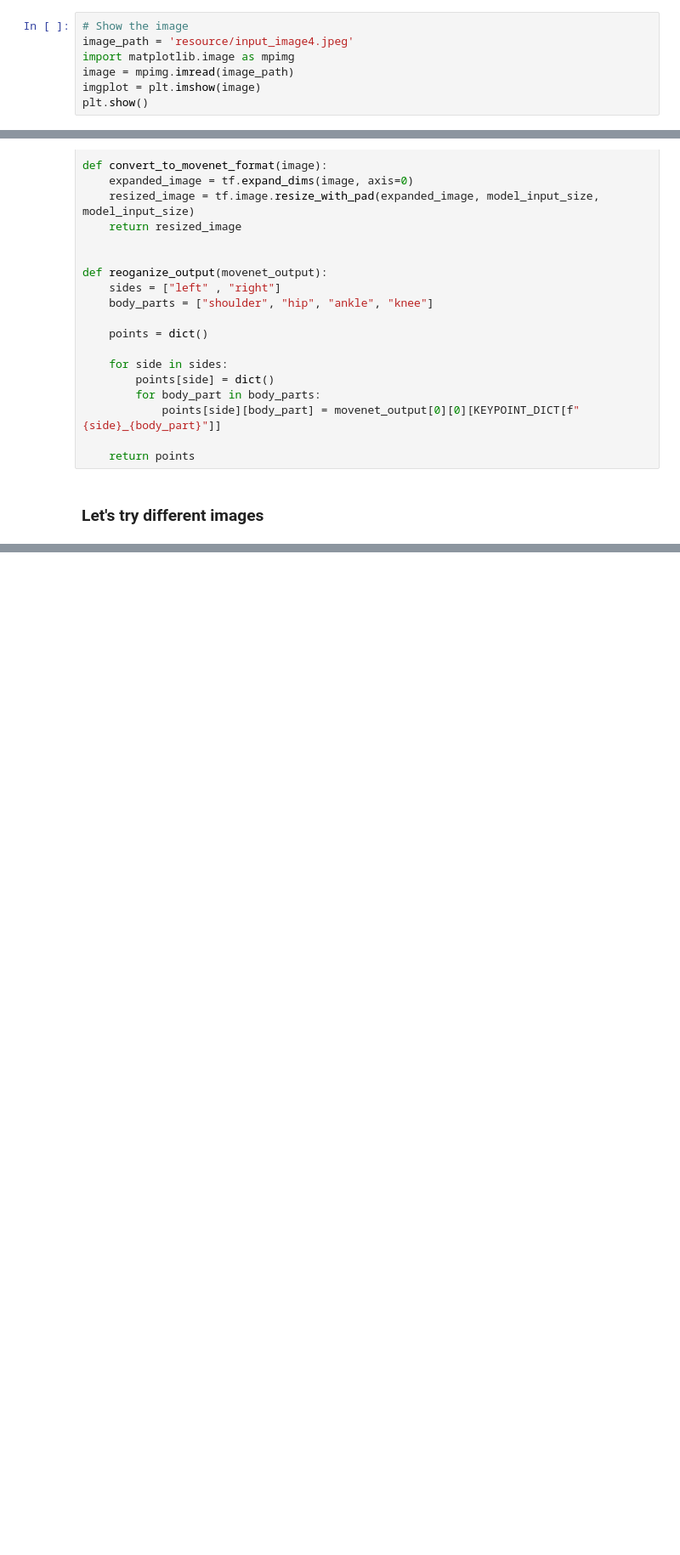
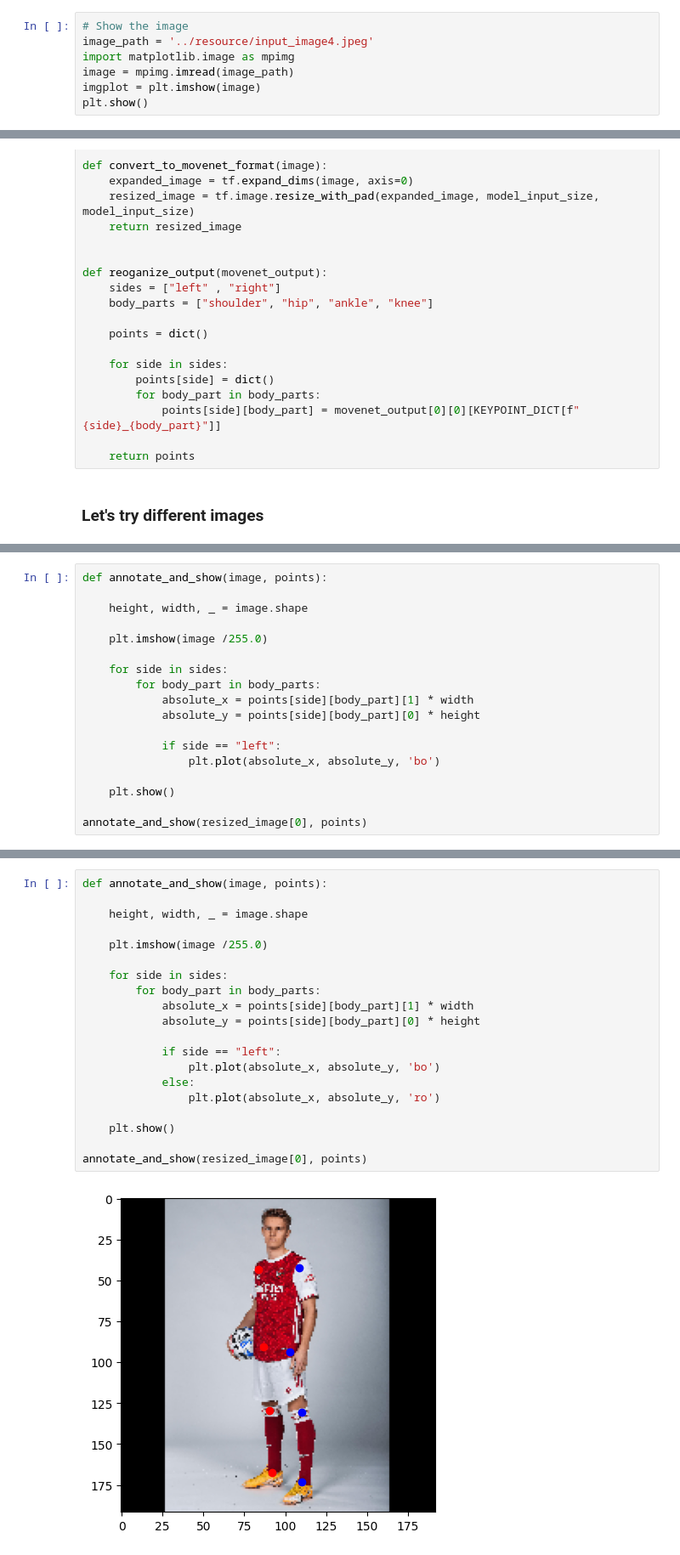
Before and after one commit to 10botics/pi-squat-counter, a Jupyter notebook: original/A4. Pose Estimation Model.ipynb, the cells around one changed output, grey strips where cells are left out. Shown: that part at 85% size. Saved outputs shown, nothing was run; the diff lists cells and outputs as text; blank space fills up the shorter version.

```diff
--- a/original/A4. Pose Estimation Model.ipynb
+++ b/original/A4. Pose Estimation Model.ipynb
@@ -128,7 +117,7 @@ interpreter.get_output_details()
 ### Load a sample image
 # %%
 # Show the image
-image_path = 'resource/input_image4.jpeg'
+image_path = '../resource/input_image4.jpeg'
 import matplotlib.image as mpimg
 image = mpimg.imread(image_path)
 imgplot = plt.imshow(image)
@@ -380,0 +370,18 @@ annotate_and_show(movenet_image[0], points)
+# %%
+def annotate_and_show(image, points):
+
+    height, width, _ = image.shape
+
+    plt.imshow(image /255.0)
+
+    for side in sides:
+        for body_part in body_parts:
+            absolute_x = points[side][body_part][1] * width
+            absolute_y = points[side][body_part][0] * height
+
+            if side == "left":
+                plt.plot(absolute_x, absolute_y, 'bo')
+
+    plt.show()
+
+annotate_and_show(resized_image[0], points)
@@ -380,0 +390,22 @@ annotate_and_show(movenet_image[0], points)
+# %%
+def annotate_and_show(image, points):
+
+    height, width, _ = image.shape
+
+    plt.imshow(image /255.0)
+
+    for side in sides:
+        for body_part in body_parts:
+            absolute_x = points[side][body_part][1] * width
+            absolute_y = points[side][body_part][0] * height
+
+            if side == "left":
+                plt.plot(absolute_x, absolute_y, 'bo')
+            else:
+                plt.plot(absolute_x, absolute_y, 'ro')
+
+    plt.show()
+
+annotate_and_show(resized_image[0], points)
+# %% [output]
+[figure, added]
```
Also changed, not shown: parts of 14 cells of this notebook, 7 other files.
